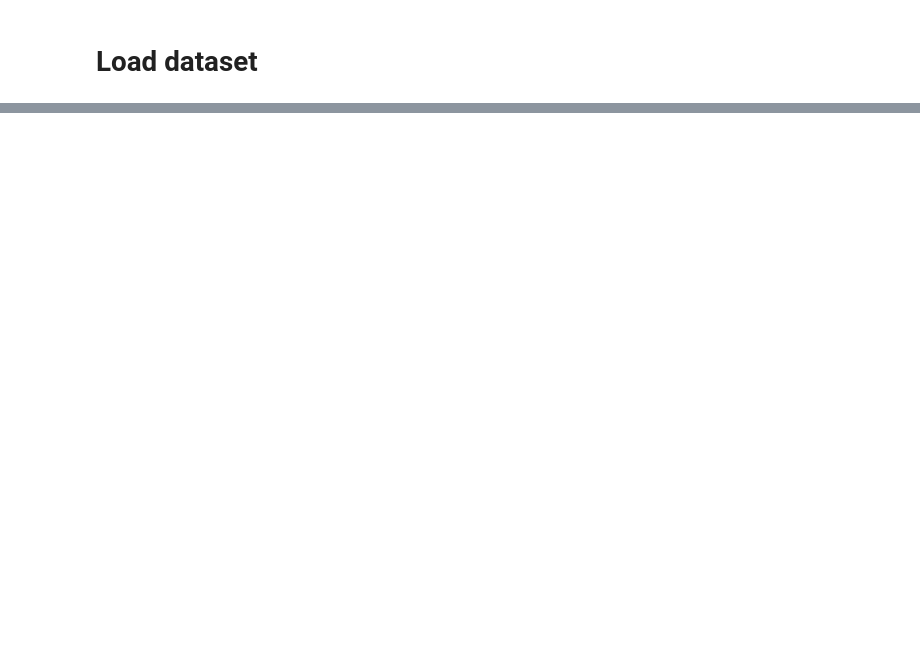
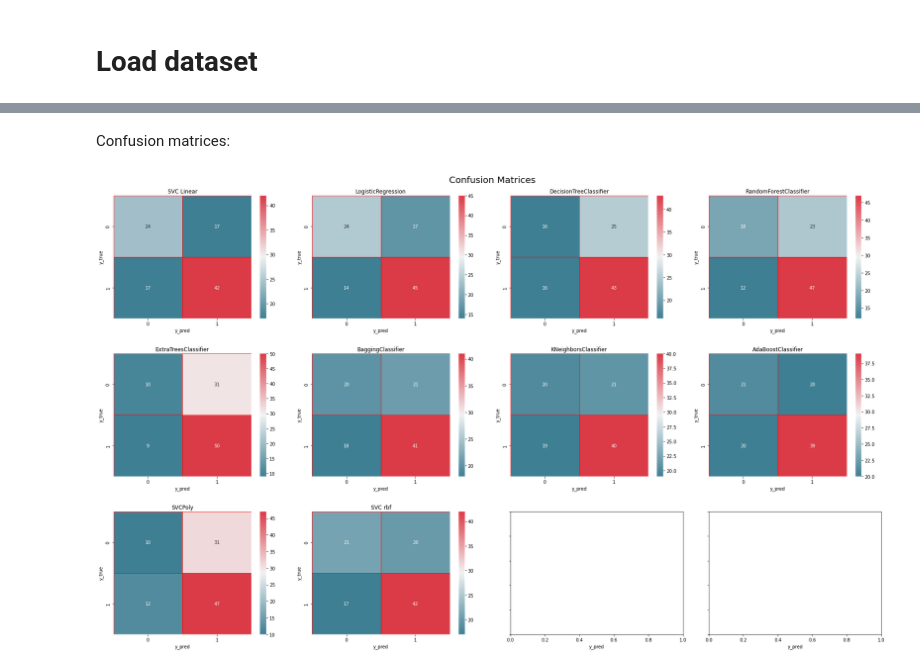
Before and after one commit to Konrados232/steam-predicter, a Jupyter notebook: predict.ipynb, the cells around one changed output, grey strips where cells are left out. Saved outputs shown, nothing was run; the diff lists cells and outputs as text; code cells hidden in the pictures; blank space fills up the shorter version.

```diff
--- a/predict.ipynb
+++ b/predict.ipynb
@@ -91,0 +672,32 @@ best_grid = grid_1.best_estimator_.predict(test_data)
+# %% [markdown]
+Confusion matrices:
+# %%
+from sklearn.metrics import confusion_matrix
+
+fig, axs = plt.subplots(3, 4, figsize=(25,15))
+
+i = 0
+j = 0
+
+cmap = sns.diverging_palette(220, 10, as_cmap=True)
+
+
+for name, model in models:
+  cm = confusion_matrix(y_test, model.predict(X_test))
+  sns.heatmap(cm,annot=True,linewidths=0.5,linecolor="red",cmap=cmap,fmt=".0f",ax=axs[i,j])
+  axs[i,j].set_title(name)
+  j=j+1
+  if j == 4:
+    i=i+1
+    j=0
+
+
+for ax in axs.flat:
+    ax.set(xlabel="y_pred", ylabel="y_true")
+    ax.label_outer()
+
+fig.tight_layout(pad=3.0)
+fig.suptitle("Confusion Matrices", fontsize=20, verticalalignment="bottom")
+fig.show()
+# %% [output]
+[figure, added]
```
Also changed, not shown: parts of 61 cells of this notebook.
